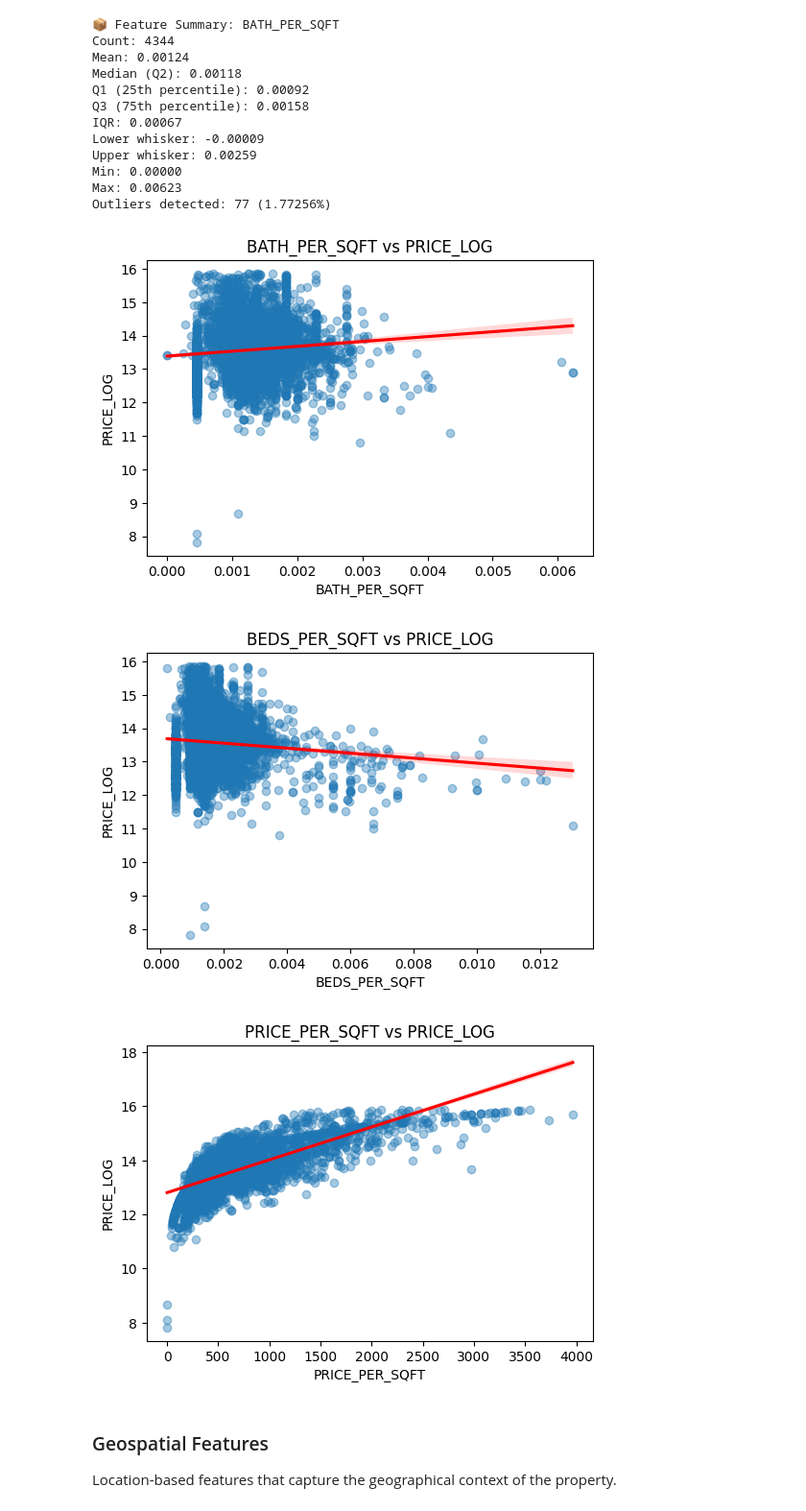
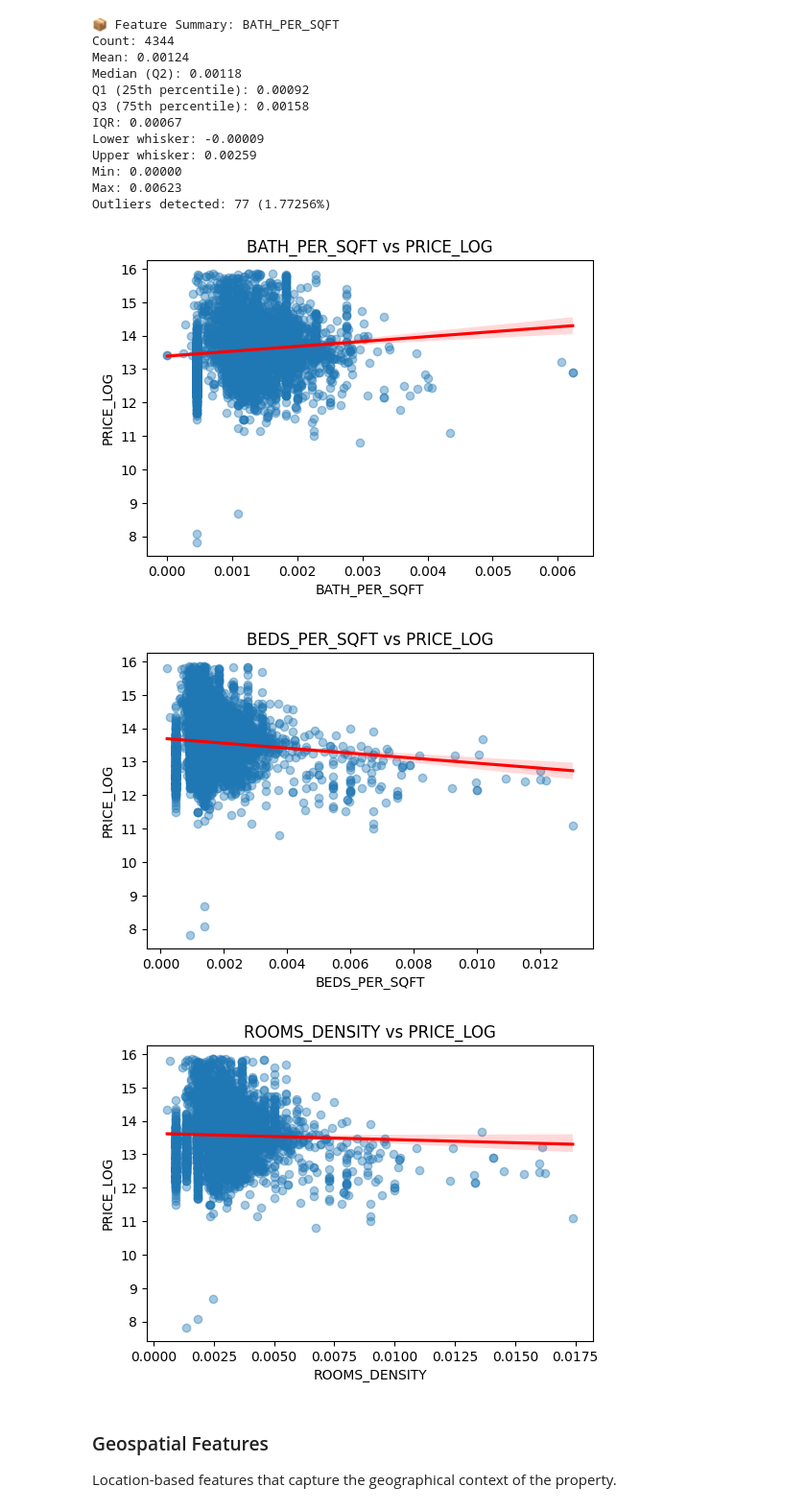
Before and after one commit to Presmanes3/ML_Pipeline, a Jupyter notebook: notebooks/01_data_exploration.ipynb, the cells around one changed output. Shown at 96% size. Saved outputs shown, nothing was run; the diff lists cells and outputs as text; code cells hidden in the pictures.

```diff
--- a/notebooks/01_data_exploration.ipynb
+++ b/notebooks/01_data_exploration.ipynb
@@ -368,6 +375,7 @@ Describe the structural and physical characteristics of the property.
 #### Price per sqft
 # %%
 df["PRICE_PER_SQFT"] = df["PRICE"] / df["PROPERTYSQFT"]
+df["PRICE_PER_SQFT_LOG"] = np.log1p(df["PRICE_PER_SQFT"])
 # %%
 # Histogram and KDE plot for PRICE_PER_SQFT
 plt.figure(figsize=(8, 5))
@@ -461,19 +482,21 @@ Upper whisker: 0.00259
 Min: 0.00000
 Max: 0.00623
 Outliers detected: 77 (1.77256%)
+# %%
+df["ROOMS_DENSITY"] = (df["BEDS"] + df["BATH"]) / df["PROPERTYSQFT"]
 # %%
 
-features = ["BATH_PER_SQFT", "BEDS_PER_SQFT", "PRICE_PER_SQFT"]
+features = ["BATH_PER_SQFT", "BEDS_PER_SQFT", "ROOMS_DENSITY"]
 
 for f in features:
     plt.figure(figsize=(6,4))
     sns.regplot(x=df[f], y=df["PRICE_LOG"], scatter_kws={"alpha":0.4}, line_kws={"color":"red"})
     plt.title(f"{f} vs PRICE_LOG")
     plt.show()
 # %% [output]
 [figure]
 [figure]
-[figure, old version]
+[figure, new version]
 # %% [markdown]
 ### Geospatial Features
 
```
Also changed, not shown: parts of 18 cells of this notebook, 7 other files.
